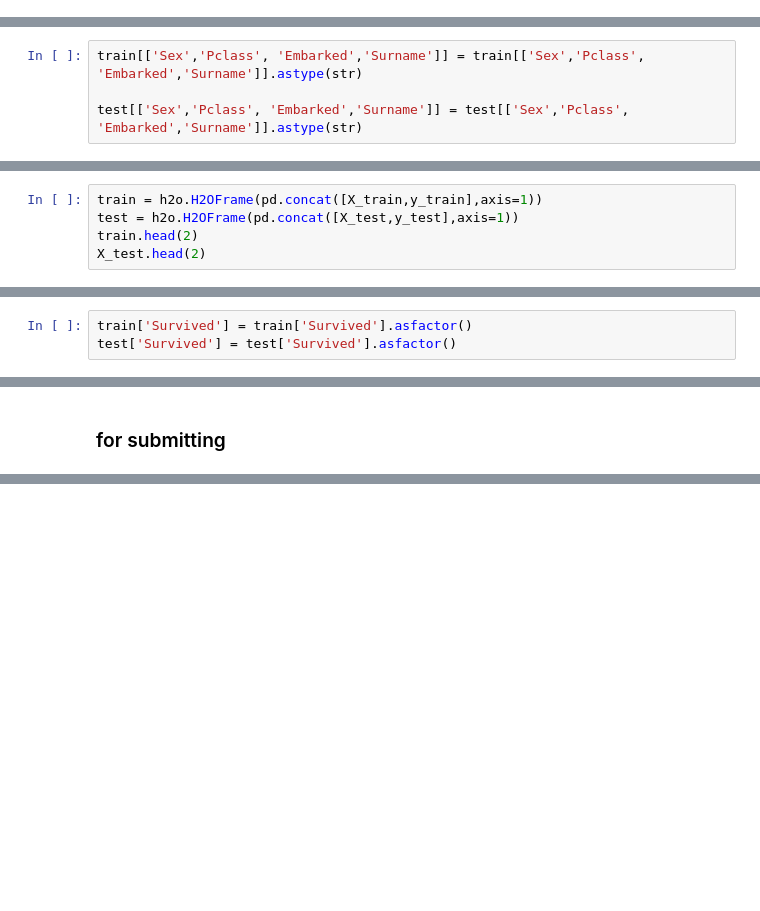
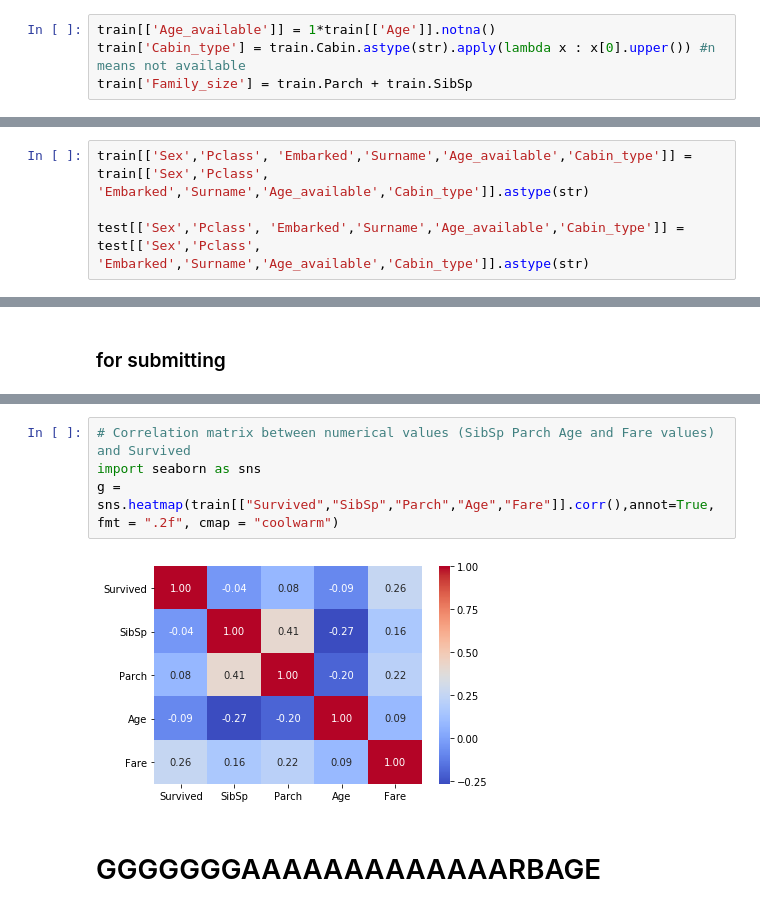
Before and after one commit to Vishnu1183/Self_Projects, a Jupyter notebook: Titanic.ipynb, the cells around one changed output, grey strips where cells are left out. Saved outputs shown, nothing was run; the diff lists cells and outputs as text; blank space fills up the shorter version.

```diff
--- a/Titanic.ipynb
+++ b/Titanic.ipynb
@@ -92,6 +101,10 @@ S    646
 C    168
 Q     77
 Name: Embarked, dtype: int64
+# %%
+train[['Age_available']] = 1*train[['Age']].notna()
+train['Cabin_type'] = train.Cabin.astype(str).apply(lambda x : x[0].upper()) #n means not available
+train['Family_size'] = train.Parch + train.SibSp
 # %%
 test = pd.read_csv(f'{path}/test.csv')
 test.head(2)
@@ -249,8 +243,8 @@ Surname          0
 dtype: int64
 # %%
-train[['Sex','Pclass', 'Embarked','Surname']] = train[['Sex','Pclass', 'Embarked','Surname']].astype(str)
+train[['Sex','Pclass', 'Embarked','Surname','Age_available','Cabin_type']] = train[['Sex','Pclass', 'Embarked','Surname','Age_available','Cabin_type']].astype(str)
 
-test[['Sex','Pclass', 'Embarked','Surname']] = test[['Sex','Pclass', 'Embarked','Surname']].astype(str)
+test[['Sex','Pclass', 'Embarked','Surname','Age_available','Cabin_type']] = test[['Sex','Pclass', 'Embarked','Surname','Age_available','Cabin_type']].astype(str)
 # %% [raw]
 from sklearn.feature_extraction import DictVectorizer
 dvec = DictVectorizer(sparse=False)
@@ -468,5 +469,0 @@ from h2o.estimators.gbm import H2OGradientBoostingEstimator
-# %%
-train = h2o.H2OFrame(pd.concat([X_train,y_train],axis=1))
-test = h2o.H2OFrame(pd.concat([X_test,y_test],axis=1))
-train.head(2)
-X_test.head(2)
@@ -482,3 +469,0 @@ Parse progress: |█████████████████████
-# %%
-train['Survived'] = train['Survived'].asfactor()
-test['Survived'] = test['Survived'].asfactor()
@@ -653,0 +864,8 @@ plt.plot([0, 1], [0.5, 0.5], linestyle='--')
+# %%
+# Correlation matrix between numerical values (SibSp Parch Age and Fare values) and Survived
+import seaborn as sns
+g = sns.heatmap(train[["Survived","SibSp","Parch","Age","Fare"]].corr(),annot=True, fmt = ".2f", cmap = "coolwarm")
+# %% [output]
+[figure, added]
+# %% [markdown]
+# GGGGGGGAAAAAAAAAAAAARBAGE
```
Also changed, not shown: parts of 112 cells of this notebook.
